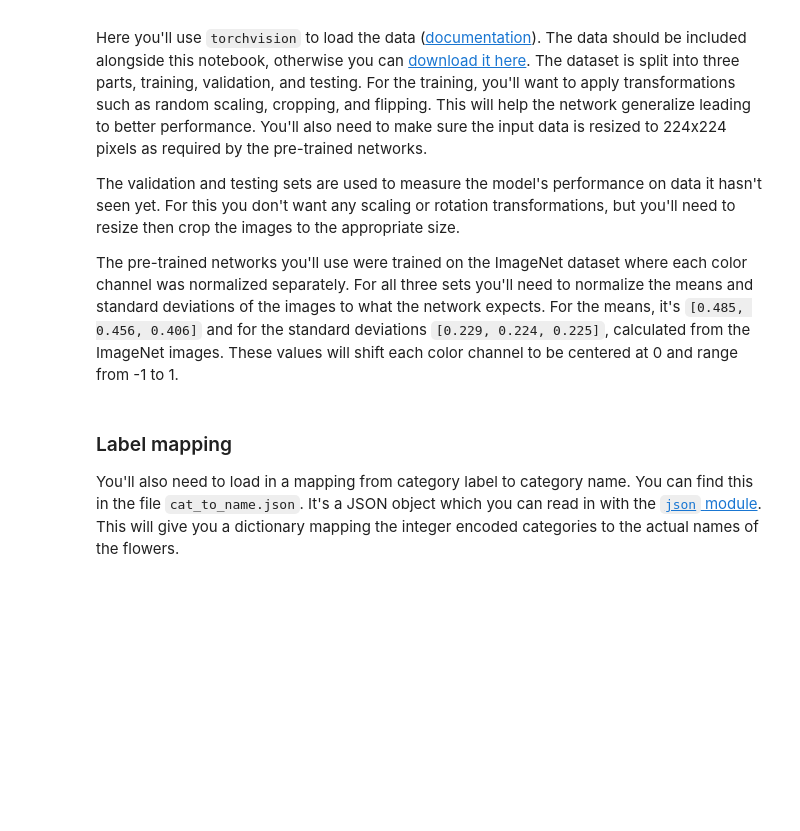
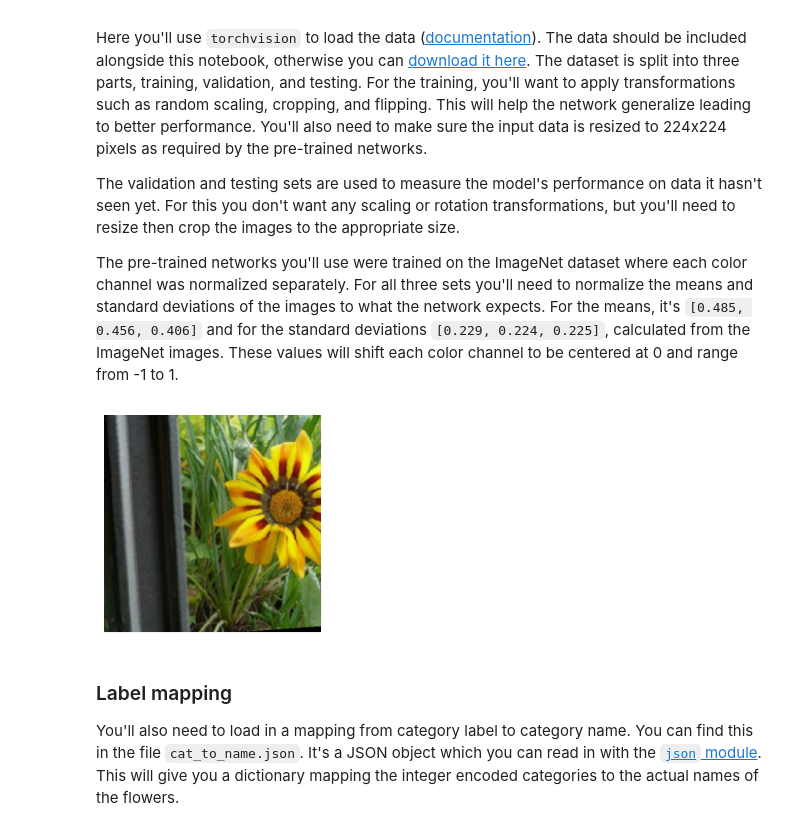
Before and after one commit to samdeniyi/Image-Classifier, a Jupyter notebook: Image Classifier Project.ipynb, the cells around one changed output. Saved outputs shown, nothing was run; the diff lists cells and outputs as text; code cells hidden in the pictures; blank space fills up the shorter version.

```diff
--- a/Image Classifier Project.ipynb
+++ b/Image Classifier Project.ipynb
@@ -81,3 +83,8 @@ validloader = torch.utils.data.DataLoader(test_data, batch_size=32)
+# %%
+image, label = next(iter(trainloader))
+helper.imshow(image[0,:]);
+# %% [output]
+[figure, added]
 # %% [markdown]
 ### Label mapping
 
```
Also changed, not shown: parts of 14 cells of this notebook.
